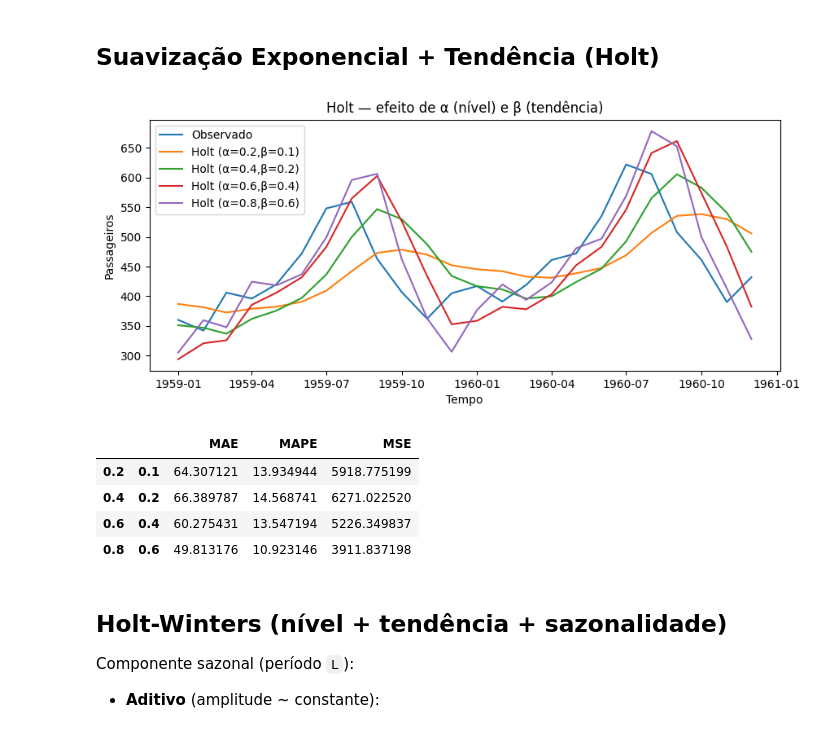
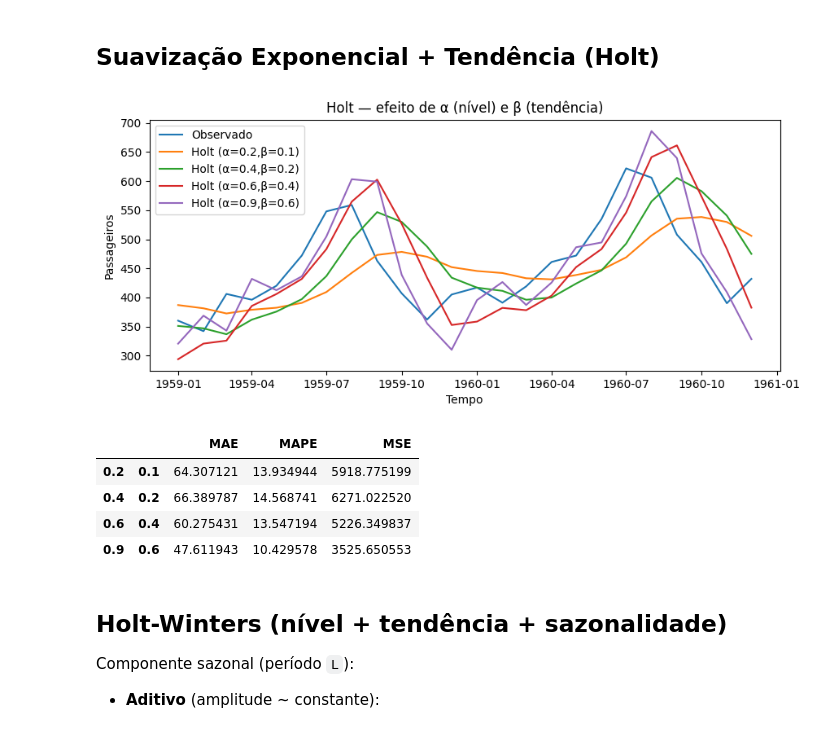
Before and after one commit to bmnogueira-ufms/SIAD-2025-02, a Jupyter notebook: notebooks/lab_moving_average.ipynb, the cells around one changed output. Cells and saved outputs as stored; diff of their text form; code cells hidden in the pictures.

```diff
--- a/notebooks/lab_moving_average.ipynb
+++ b/notebooks/lab_moving_average.ipynb
@@ -212,30 +212,30 @@ def holt_backtest(train, test, alpha, beta):
         hist.append(y_true)
     return np.array(preds)
 # %%
-pairs = [(0.2,0.1),(0.4,0.2),(0.6,0.4),(0.8,0.6)]
+pairs = [(0.2,0.1),(0.4,0.2),(0.6,0.4),(0.9,0.6)]
 holt_scores = {}
 
 plt.figure(figsize=(10,4))
 plt.plot(test.index, test["y"], label="Observado")
 
 for a,b in pairs:
     y_pred = holt_backtest(train, test, alpha=a, beta=b)
     holt_scores[(a,b)] = {"MAE": mae(test["y"], y_pred),
                           "MAPE": mape(test["y"], y_pred),
                           "MSE": mse(test["y"], y_pred)}
     plt.plot(test.index, y_pred, label=f"Holt (α={a},β={b})")
 
 plt.title("Holt — efeito de α (nível) e β (tendência)")
 plt.xlabel("Tempo"); plt.ylabel("Passageiros"); plt.legend(); plt.show()
 
 display(pd.DataFrame(holt_scores).T)
 # %% [output]
-[figure, old version]
+[figure, new version]
 |  |  | MAE | MAPE | MSE |
 | 0.2 | 0.1 | 64.307121 | 13.934944 | 5918.775199 |
 | 0.4 | 0.2 | 66.389787 | 14.568741 | 6271.022520 |
 | 0.6 | 0.4 | 60.275431 | 13.547194 | 5226.349837 |
-| 0.8 | 0.6 | 49.813176 | 10.923146 | 3911.837198 |
+| 0.9 | 0.6 | 47.611943 | 10.429578 | 3525.650553 |
 # %% [markdown]
 ## Holt-Winters (nível + tendência + sazonalidade)
 
```
Also changed, not shown: 2 other files.
